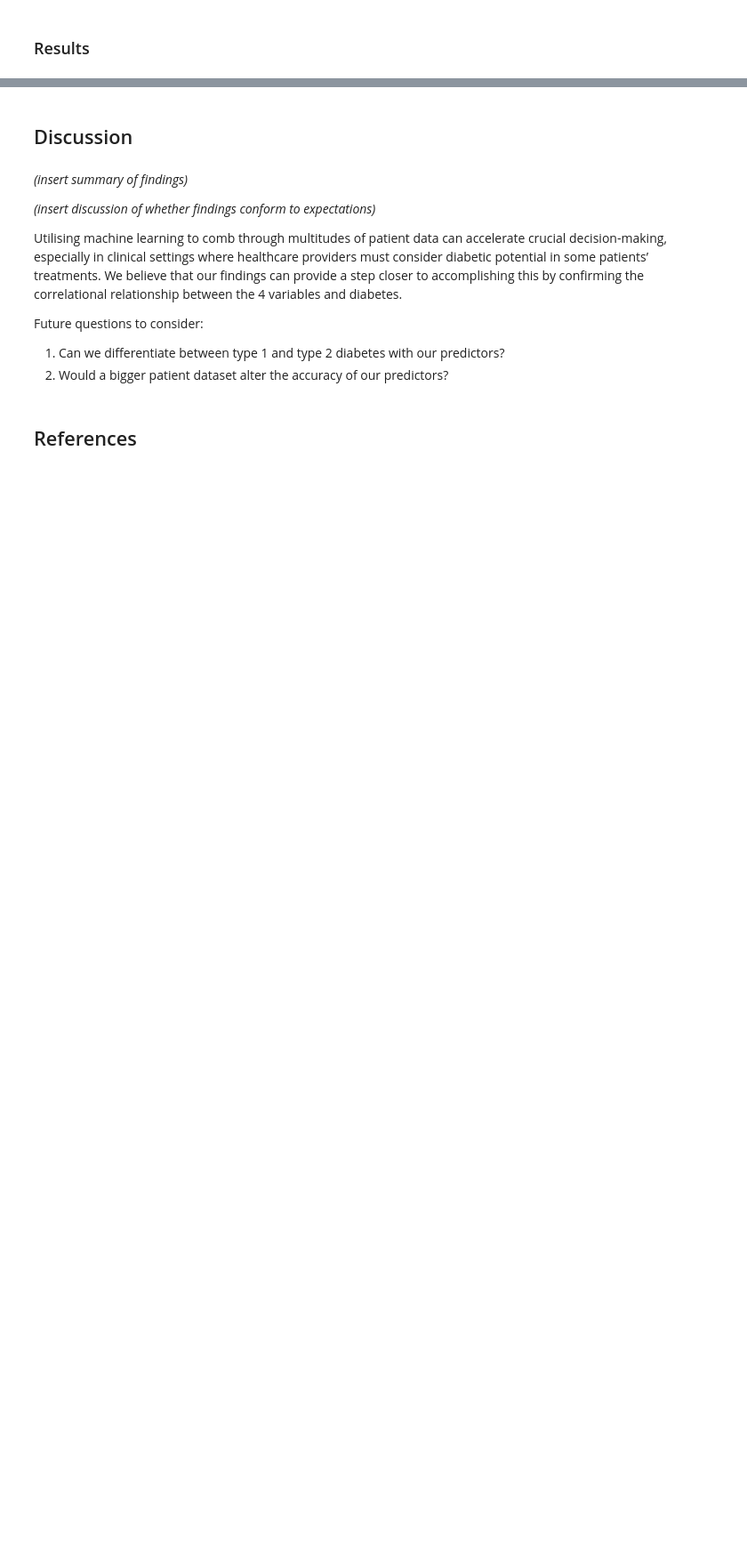
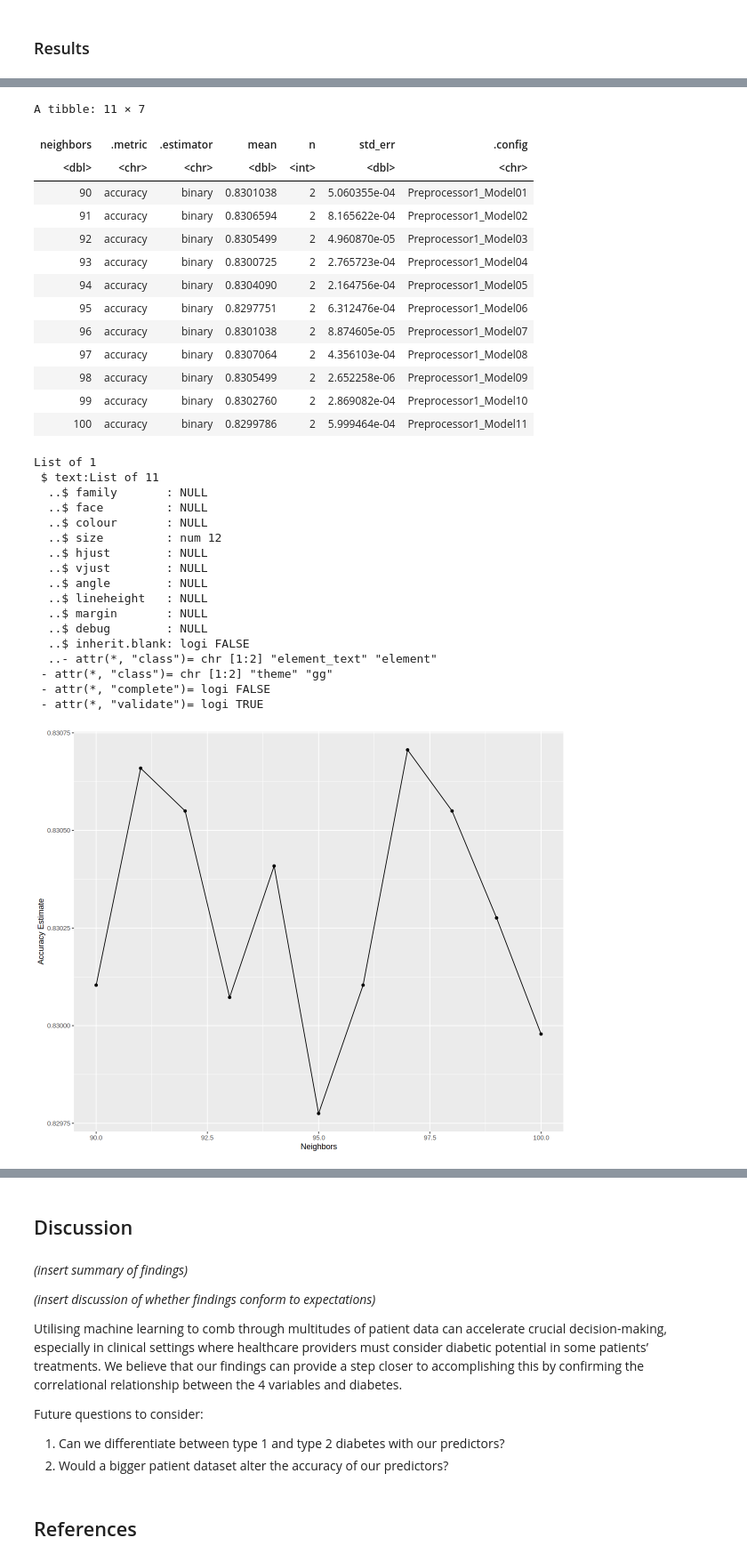
Before and after one commit to florencesanjaya/DSCI-100-2023w1-group-36, a Jupyter notebook: DSCI100_Group36_FinalReport.ipynb, the cells around one changed output, grey strips where cells are left out. Shown at 89% size. Saved outputs shown, nothing was run; the diff lists cells and outputs as text; code cells hidden in the pictures; blank space fills up the shorter version.

Commit message:
methods modified + results section partially done
results section is still missing performance evaluation by the confusion matrix (accuracy, precision, recall)

```diff
--- a/DSCI100_Group36_FinalReport.ipynb
+++ b/DSCI100_Group36_FinalReport.ipynb
@@ -59,5 +59,7 @@ The following object is masked from ‘package:dplyr’:
 # %%
-diabetes <- read_csv("https://raw.githubusercontent.com/florencesanjaya/DSCI-100-2023w1-group-36/main/diabetes_prediction_dataset.csv")
+diabetes_data <- read_csv("https://raw.githubusercontent.com/florencesanjaya/DSCI-100-2023w1-group-36/main/diabetes_prediction_dataset.csv") |>
+    mutate(diabetes = as_factor(diabetes))
+diabetes_data
 # %% [output]
 Rows: 100000 Columns: 9
 ── Column specification ────────────────────────────────────────────────────────
@@ -70,4 +91,5 @@ dbl (7): age, hypertension, heart_disease, bmi, HbA1c_level, blood_glucose_l...
 # %%
 # Diabetes is rare among children under age 5 (Pregnancy, Birth and Baby, n.d.), so only people above 5 years old are considered.
-diabetes <- diabetes |>
-filter(age > 5)
+diabetes_data <- diabetes_data |>
+    filter(age > 5)
+diabetes_data
@@ -76,5 +116,6 @@ filter(age > 5)
 # %%
-diabetes_split <- initial_split(diabetes, prop = 0.75, strata = diabetes)
+# Splitting data into training and testing sets
+diabetes_split <- initial_split(diabetes_data, prop = 0.75, strata = diabetes)
 diabetes_training <- training(diabetes_split)
 diabetes_testing <- testing(diabetes_split)
 glimpse(diabetes_training)
@@ -92,0 +237,45 @@ $ diabetes            <fct> False, False, False, False, True, False, False, Fa
+# %%
+# Deterimining k-value with the best accuracy
+accuracies <- upsampling_tune_grid |>
+    filter(.metric == "accuracy")
+accuracies
+
+accuracies_graph <- ggplot(accuracies, aes(x = neighbors, y = mean)) +
+    geom_point() +
+    geom_line() +
+    labs(x = "Neighbors", y = "Accuracy Estimate")
+    theme(text = element_text(size = 12))
+accuracies_graph
+# %% [output]
+A tibble: 11 × 7
+| neighbors | .metric | .estimator | mean | n | std_err | .config |
+| <dbl> | <chr> | <chr> | <dbl> | <int> | <dbl> | <chr> |
+| 90 | accuracy | binary | 0.8301038 | 2 | 5.060355e-04 | Preprocessor1_Model01 |
+| 91 | accuracy | binary | 0.8306594 | 2 | 8.165622e-04 | Preprocessor1_Model02 |
+| 92 | accuracy | binary | 0.8305499 | 2 | 4.960870e-05 | Preprocessor1_Model03 |
+| 93 | accuracy | binary | 0.8300725 | 2 | 2.765723e-04 | Preprocessor1_Model04 |
+| 94 | accuracy | binary | 0.8304090 | 2 | 2.164756e-04 | Preprocessor1_Model05 |
+| 95 | accuracy | binary | 0.8297751 | 2 | 6.312476e-04 | Preprocessor1_Model06 |
+| 96 | accuracy | binary | 0.8301038 | 2 | 8.874605e-05 | Preprocessor1_Model07 |
+| 97 | accuracy | binary | 0.8307064 | 2 | 4.356103e-04 | Preprocessor1_Model08 |
+| 98 | accuracy | binary | 0.8305499 | 2 | 2.652258e-06 | Preprocessor1_Model09 |
+| 99 | accuracy | binary | 0.8302760 | 2 | 2.869082e-04 | Preprocessor1_Model10 |
+| 100 | accuracy | binary | 0.8299786 | 2 | 5.999464e-04 | Preprocessor1_Model11 |
+List of 1
+ $ text:List of 11
+  ..$ family       : NULL
+  ..$ face         : NULL
+  ..$ colour       : NULL
+  ..$ size         : num 12
+  ..$ hjust        : NULL
+  ..$ vjust        : NULL
+  ..$ angle        : NULL
+  ..$ lineheight   : NULL
+  ..$ margin       : NULL
+  ..$ debug        : NULL
+  ..$ inherit.blank: logi FALSE
+  ..- attr(*, "class")= chr [1:2] "element_text" "element"
+ - attr(*, "class")= chr [1:2] "theme" "gg"
+ - attr(*, "complete")= logi FALSE
+ - attr(*, "validate")= logi TRUE
+[figure, added]
```
Also changed, not shown: parts of 10 cells of this notebook.
